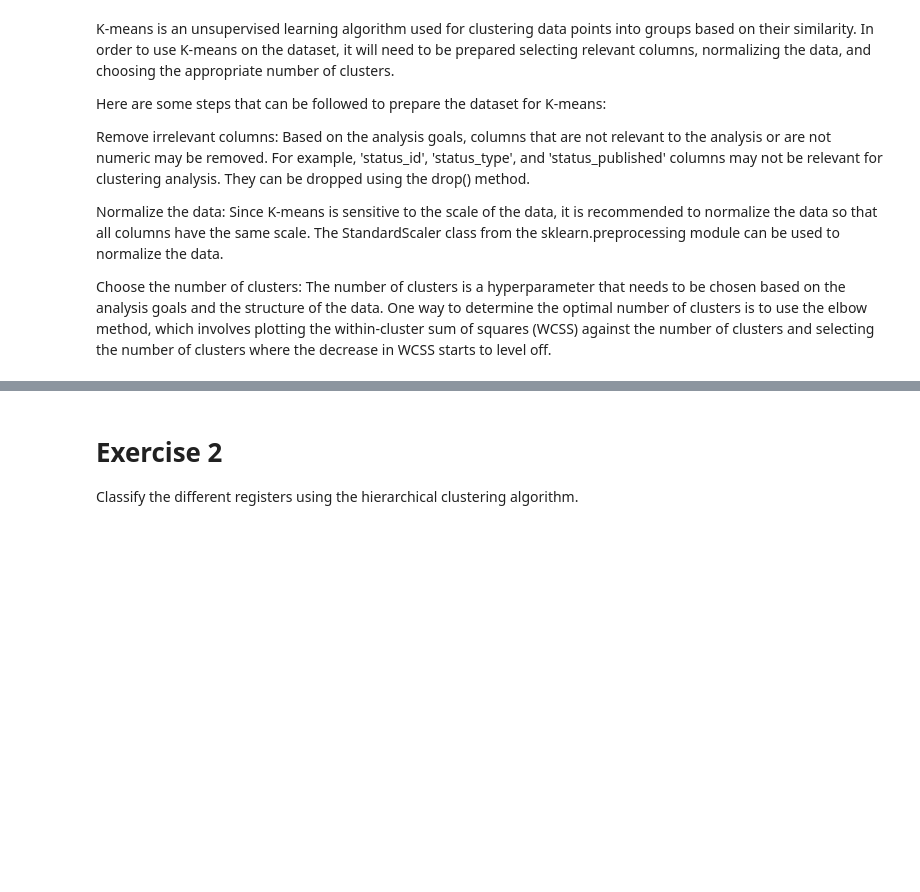
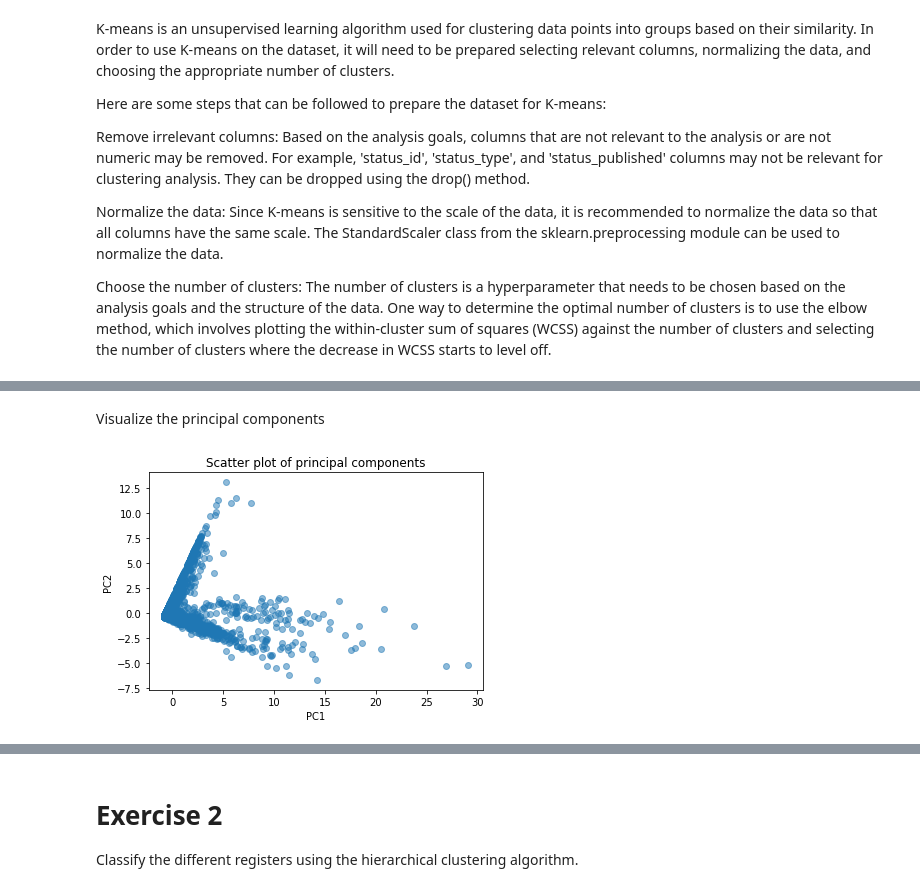
Before and after one commit to ddenebb/estructures_Dataframe, a Jupyter notebook: Tasca_M8_T01.ipynb, the cells around one changed output, grey strips where cells are left out. Cells and saved outputs as stored; diff of their text form; code cells hidden in the pictures; blank space fills up the shorter version.

```diff
--- a/Tasca_M8_T01.ipynb
+++ b/Tasca_M8_T01.ipynb
@@ -166,0 +163,4 @@ plt.show()
+# %%
+from sklearn.preprocessing import StandardScaler
+scaler = StandardScaler()
+df_std = scaler.fit_transform(df.select_dtypes(include='number'))
@@ -166,0 +185,5 @@ plt.show()
+# %%
+from sklearn.decomposition import PCA
+pca = PCA(n_components=2)
+df_pca = pca.fit_transform(df_std)
+print("Explained variance ratio:", pca.explained_variance_ratio_)
@@ -166,0 +202,10 @@ plt.show()
+# %% [markdown]
+Visualize the principal components
+# %%
+plt.scatter(df_pca[:, 0], df_pca[:, 1], alpha=0.5)
+plt.xlabel("PC1")
+plt.ylabel("PC2")
+plt.title("Scatter plot of principal components")
+plt.show()
+# %% [output]
+[figure, added]
```
Also changed, not shown: parts of 36 cells of this notebook.
